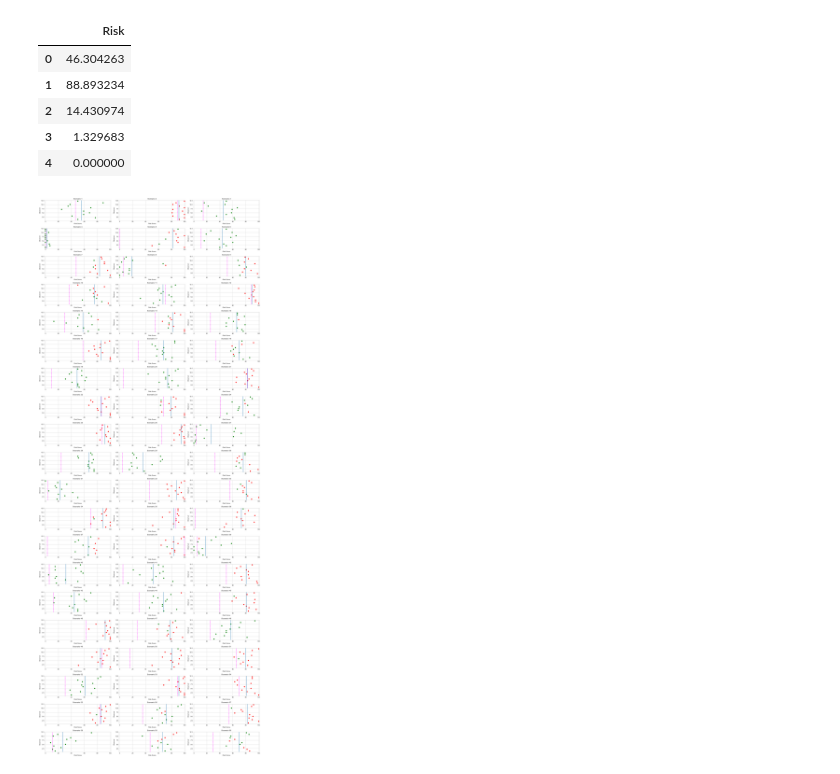
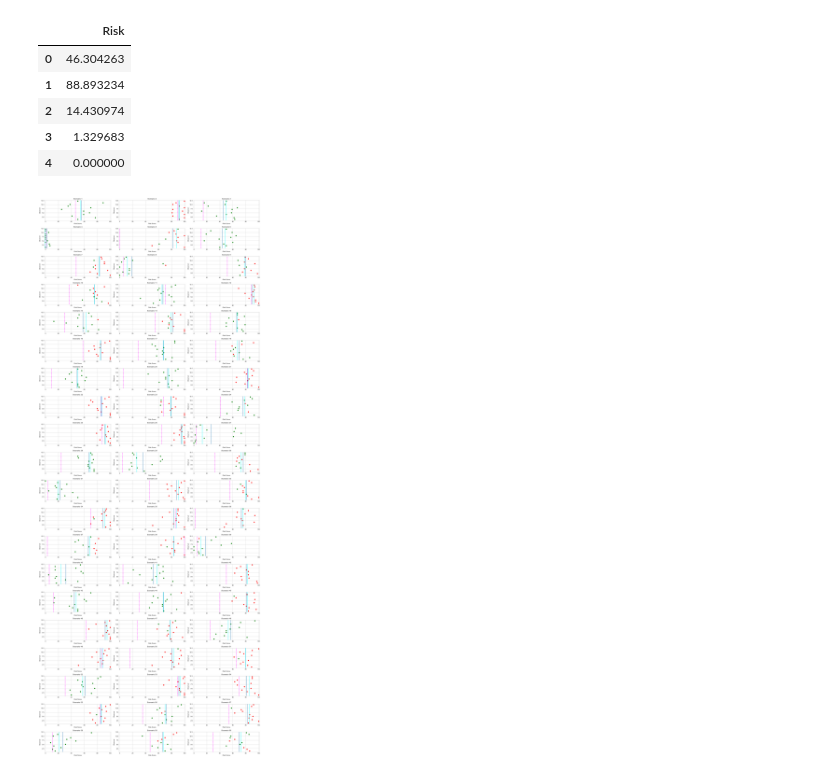
Before and after one commit to peterjmartinson/heart-survey, a Jupyter notebook: Survey.ipynb, the cells around one changed output. Cells and saved outputs as stored; diff of their text form; code cells hidden in the pictures.

Commit message:
Add median line

```diff
--- a/Survey.ipynb
+++ b/Survey.ipynb
@@ -130,29 +140,30 @@ scaled_srtr_risk.head()
 # %%
 ## Plot the results of each scenario plus their mean
 
 def plotAllScenarios(risk, verdict, srtr):
     plt.rcParams['figure.figsize'] = [20, 50]
     fig, axs = plt.subplots(20, 3)
     observer = risk.index.values + 1
     colors = verdict
     colors[colors == 'Yes'] = 'green'
     colors[colors == 'No'] = 'red'
     question_number = 0
     for i in range(20):
         for j in range(3):
             axs[i, j].set_xlim([-1, 101])
             axs[i, j].scatter(risk[question_number], observer, color=colors[question_number])
             axs[i, j].axvline(x=risk[question_number].mean())
+            axs[i, j].axvline(x=risk[question_number].median(), color='cyan')
             axs[i, j].set_title(f'Scenario {question_number + 1}')
             axs[i, j].set_ylabel('Observer')
             axs[i, j].set_xlabel('Risk Score')
             axs[i, j].axvline(srtr.iloc[question_number].values, color='magenta', linestyle='--')
             question_number += 1
     plt.tight_layout()
 
 plotAllScenarios(risk, waitlist, scaled_srtr_risk)
 # %% [output]
-[figure, old version]
+[figure, new version]
 # %%
 ## Total sum of squares = Sigma (yi - ymean)^2
 tss_noscore = []
```
Also changed, not shown: parts of 1 cell of this notebook.
